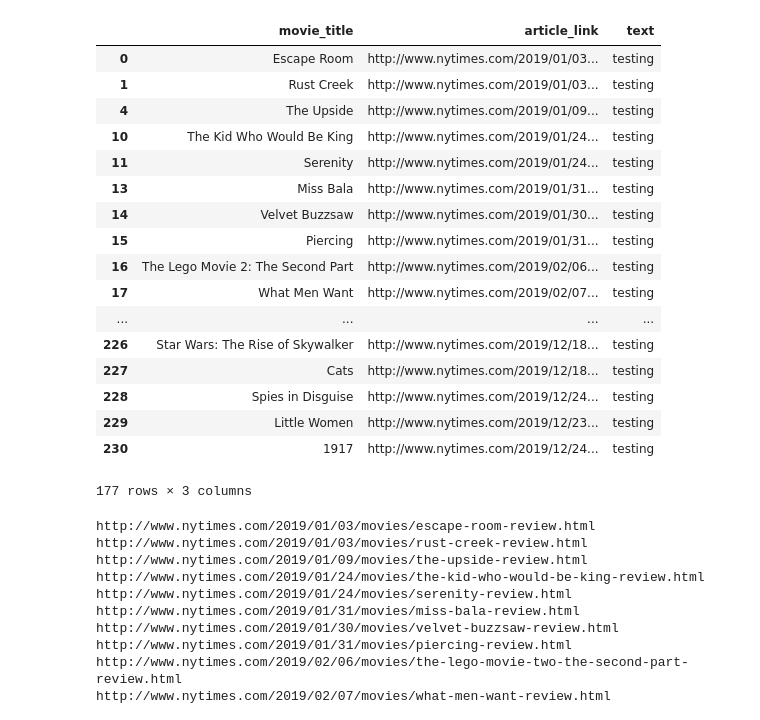
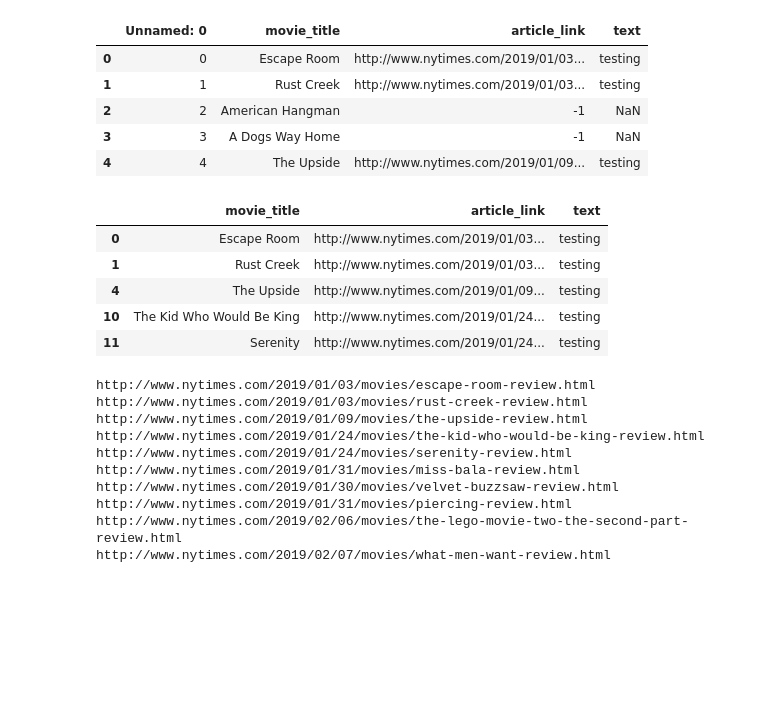
Before and after one commit to pratyushsingh97/text_oscar, a Jupyter notebook: phase2/Untitled.ipynb, the cells around one changed output. Cells and saved outputs as stored; diff of their text form; code cells hidden in the pictures; blank space fills up the shorter version.

```diff
--- a/phase2/Untitled.ipynb
+++ b/phase2/Untitled.ipynb
@@ -15,26 +14,29 @@ movies.head()
+# %%
+'''
+When scraping the links to the article (code for scraping in scrape.py),
+if a link was found then the text was placed with a dummy value of 'testing'.
+'''
+
+movies = pd.read_csv('nytimes.csv')
+movies.head()
+# %% [output]
+|  | Unnamed: 0 | movie_title | article_link | text |
+| 0 | 0 | Escape Room | http://www.nytimes.com/2019/01/03... | testing |
+| 1 | 1 | Rust Creek | http://www.nytimes.com/2019/01/03... | testing |
+| 2 | 2 | American Hangman | -1 | NaN |
+| 3 | 3 | A Dogs Way Home | -1 | NaN |
+| 4 | 4 | The Upside | http://www.nytimes.com/2019/01/09... | testing |
 # %%
 movies.drop(columns=['Unnamed: 0'], inplace=True)
 # %%
 movies_links = movies[movies['article_link'] != "-1"]
 # %%
-movies_links
+movies_links.head()
 # %% [output]
 |  | movie_title | article_link | text |
 | 0 | Escape Room | http://www.nytimes.com/2019/01/03... | testing |
 | 1 | Rust Creek | http://www.nytimes.com/2019/01/03... | testing |
 | 4 | The Upside | http://www.nytimes.com/2019/01/09... | testing |
 | 10 | The Kid Who Would Be King | http://www.nytimes.com/2019/01/24... | testing |
 | 11 | Serenity | http://www.nytimes.com/2019/01/24... | testing |
-| 13 | Miss Bala | http://www.nytimes.com/2019/01/31... | testing |
-| 14 | Velvet Buzzsaw | http://www.nytimes.com/2019/01/30... | testing |
-| 15 | Piercing | http://www.nytimes.com/2019/01/31... | testing |
-| 16 | The Lego Movie 2: The Second Part | http://www.nytimes.com/2019/02/06... | testing |
-| 17 | What Men Want | http://www.nytimes.com/2019/02/07... | testing |
-| ... | ... | ... | ... |
-| 226 | Star Wars: The Rise of Skywalker | http://www.nytimes.com/2019/12/18... | testing |
-| 227 | Cats | http://www.nytimes.com/2019/12/18... | testing |
-| 228 | Spies in Disguise | http://www.nytimes.com/2019/12/24... | testing |
-| 229 | Little Women | http://www.nytimes.com/2019/12/23... | testing |
-| 230 | 1917 | http://www.nytimes.com/2019/12/24... | testing |
-177 rows × 3 columns
 # %%
```
Also changed, not shown: parts of 7 cells of this notebook, 5 other files.
